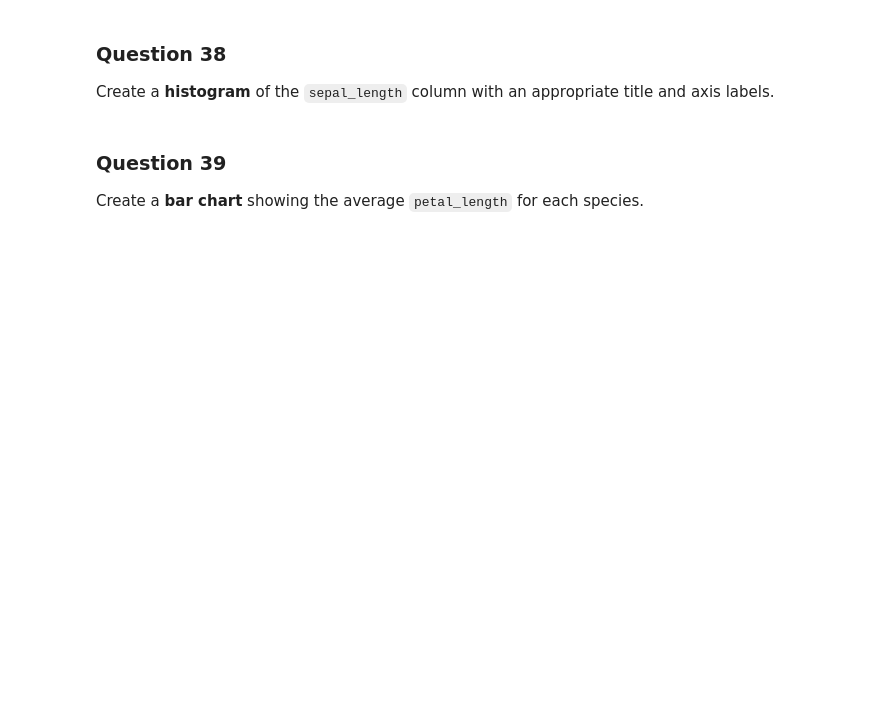
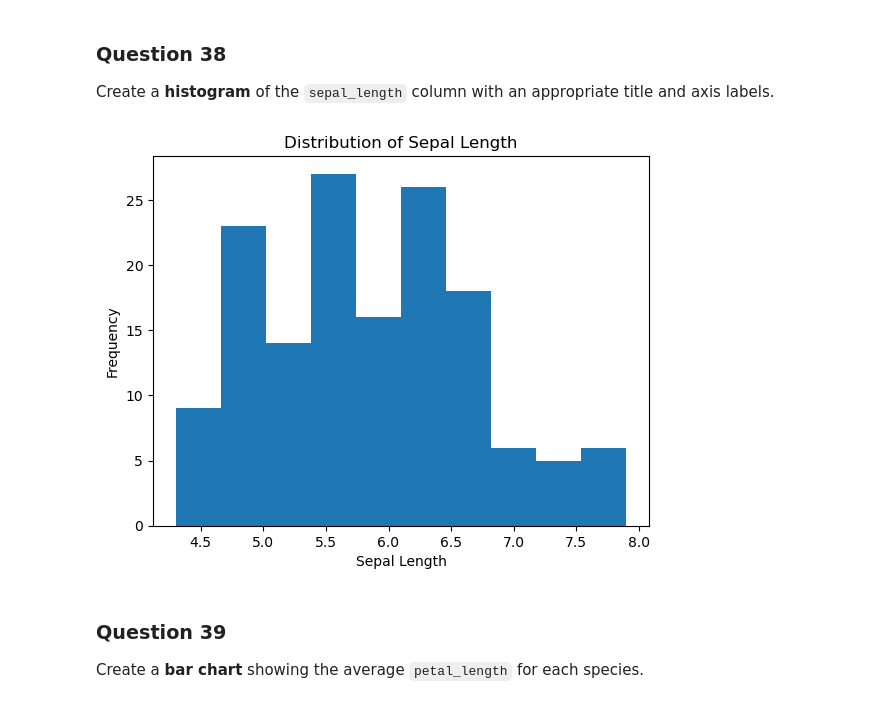
Before and after one commit to sumitshinde4585/Liha-tech-Assignments, a Jupyter notebook: Data-Science-Assignments-main/Assignment 1/Iris_Beginner_to_Intermediate_Pandas_Practice.ipynb, the cells around one changed output. Saved outputs shown, nothing was run; the diff lists cells and outputs as text; code cells hidden in the pictures; blank space fills up the shorter version.

```diff
--- a/Data-Science-Assignments-main/Assignment 1/Iris_Beginner_to_Intermediate_Pandas_Practice.ipynb
+++ b/Data-Science-Assignments-main/Assignment 1/Iris_Beginner_to_Intermediate_Pandas_Practice.ipynb
@@ -302,3 +484,6 @@ Determine which species has the **highest average petal_width**.
 # %% [markdown]
 ### Question 33
 Create a new column named **sepal_area** by multiplying `sepal_length` by `sepal_width`.
+# %%
+df['sepal_area'] =df.apply(lambda x :x['sepal_length'] *x['sepal_width'] ,axis=1)
+df
@@ -305,3 +504,6 @@ Create a new column named **sepal_area** by multiplying `sepal_length` by `sepal
 # %% [markdown]
 ### Question 34
 Create a new column named **petal_area** by multiplying `petal_length` by `petal_width`.
+# %%
+df['petal_area'] =df.apply(lambda x :x['petal_length'] *x['petal_width'] ,axis=1)
+df
@@ -308,3 +524,6 @@ Create a new column named **petal_area** by multiplying `petal_length` by `petal
 # %% [markdown]
 ### Question 35
 Create a column named **sepal_size** using `apply()` with a `lambda` function. Store `Large` when `sepal_length` is greater than or equal to 5.8; otherwise store `Small`.
+# %%
+df['sepal_size'] =df['sepal_length'].apply(lambda x : 'Large' if x>=5.8 else "Small")
+df
@@ -319,6 +588,18 @@ Create and display a **correlation matrix** for the numeric columns.
 # %% [markdown]
 ### Question 38
 Create a **histogram** of the `sepal_length` column with an appropriate title and axis labels.
+# %%
+import matplotlib.pyplot as plt
+
+plt.hist(df["sepal_length"], bins=10)
+
+plt.title("Distribution of Sepal Length")
+plt.xlabel("Sepal Length")
+plt.ylabel("Frequency")
+
+plt.show()
+# %% [output]
+[figure, added]
 # %% [markdown]
 ### Question 39
 Create a **bar chart** showing the average `petal_length` for each species.
```
Also changed, not shown: parts of 25 cells of this notebook, 1 other file.
